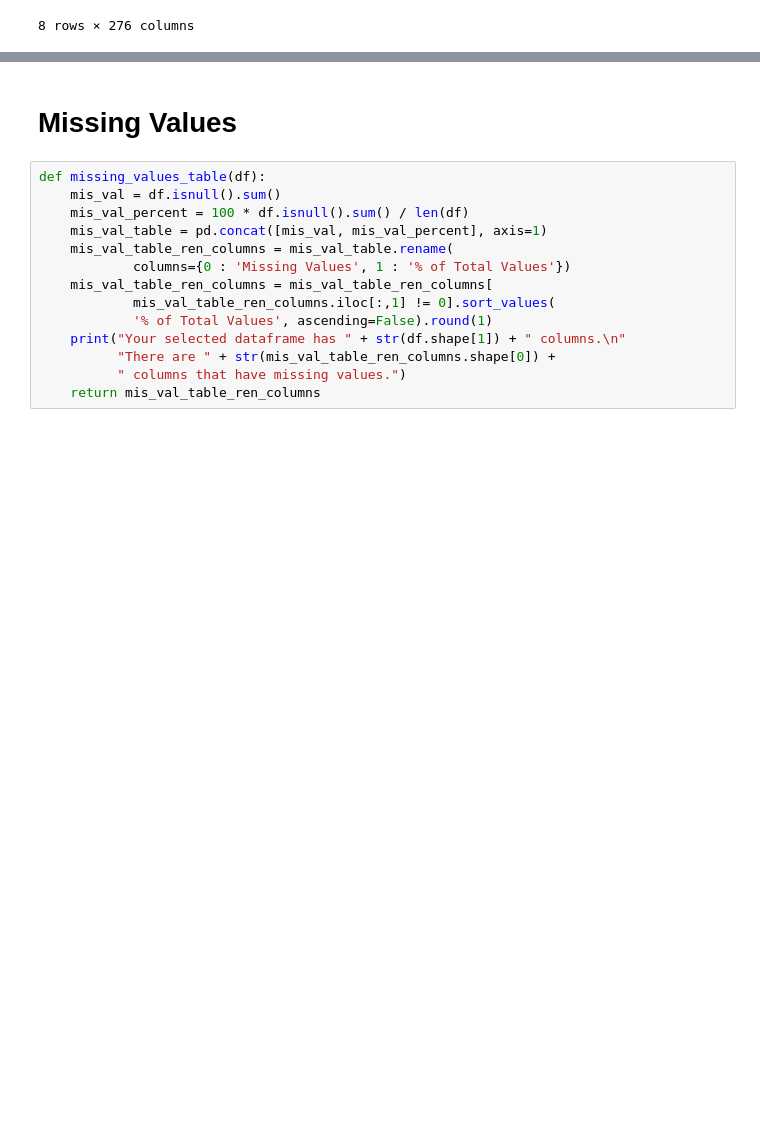
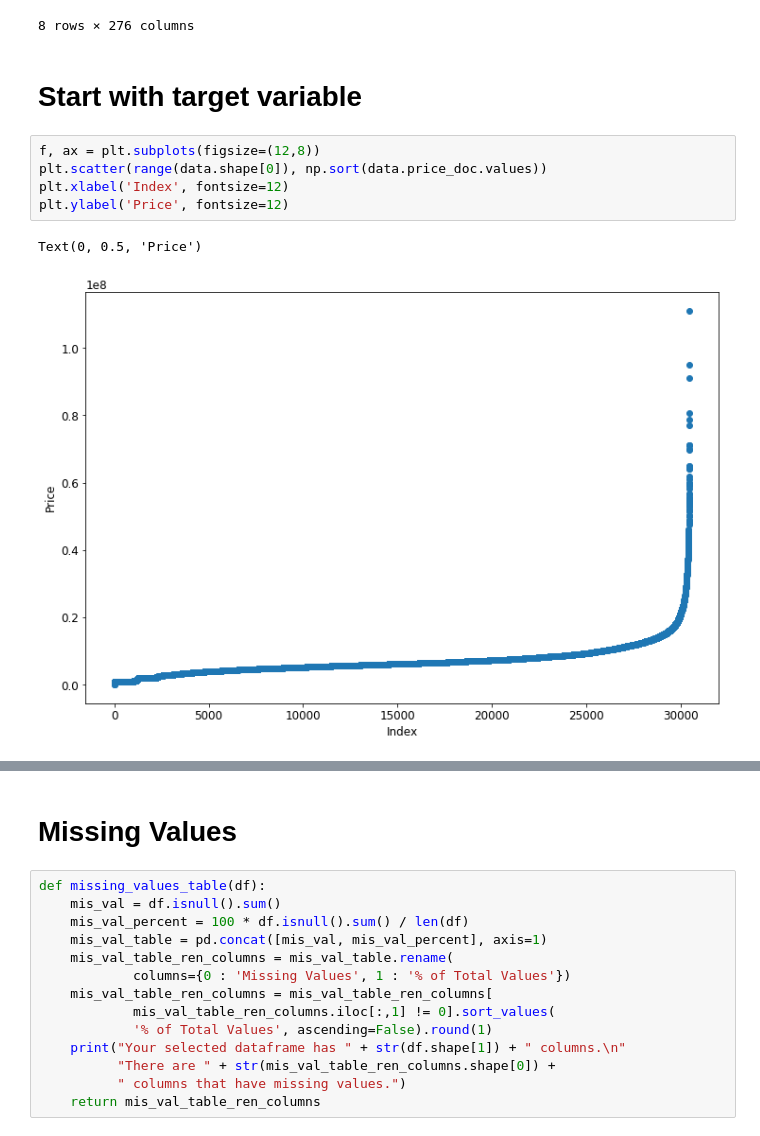
Before and after one commit to tungtokyo1108/Black-Box-Variational-Inference-for-Biological-computation, a Jupyter notebook: Python for Data Science/Sberbank Russian Housing Market/Sberbank Exploratory Analysis.ipynb, the cells around one changed output, grey strips where cells are left out. Cells and saved outputs as stored; diff of their text form; blank space fills up the shorter version.

```diff
--- a/Python for Data Science/Sberbank Russian Housing Market/Sberbank Exploratory Analysis.ipynb
+++ b/Python for Data Science/Sberbank Russian Housing Market/Sberbank Exploratory Analysis.ipynb
@@ -46,3 +46,13 @@ memory usage: 67.9+ MB
 | 75% | 22855.500000 | 63.000000 | 43.000000 | 11.000000 | 17.000000 | 2.000000 | 2.005000e+03 | 2.000000 | 9.000000 | 3.000000 | ... |
 | max | 30473.000000 | 5326.000000 | 7478.000000 | 77.000000 | 117.000000 | 6.000000 | 2.005201e+07 | 19.000000 | 2014.000000 | 33.000000 | ... |
 8 rows × 276 columns
+# %% [markdown]
+# Start with target variable
+# %%
+f, ax = plt.subplots(figsize=(12,8))
+plt.scatter(range(data.shape[0]), np.sort(data.price_doc.values))
+plt.xlabel('Index', fontsize=12)
+plt.ylabel('Price', fontsize=12)
+# %% [output]
+Text(0, 0.5, 'Price')
+[figure, added]
```
Also changed, not shown: parts of 7 cells of this notebook.
